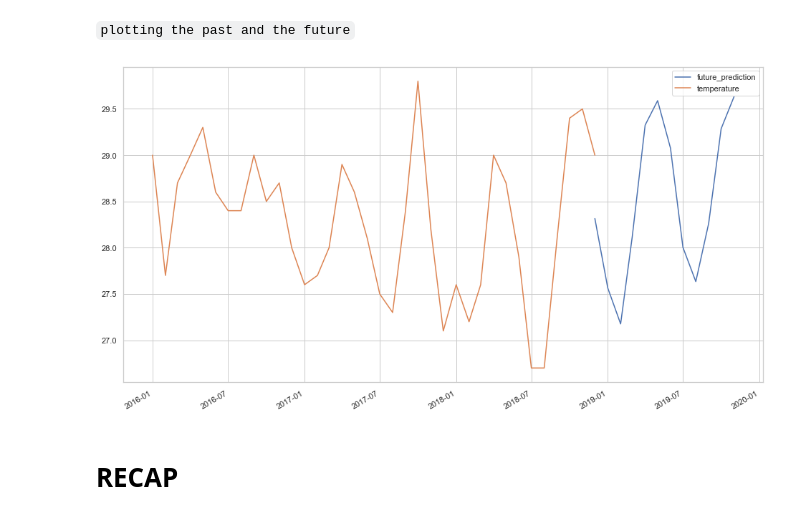
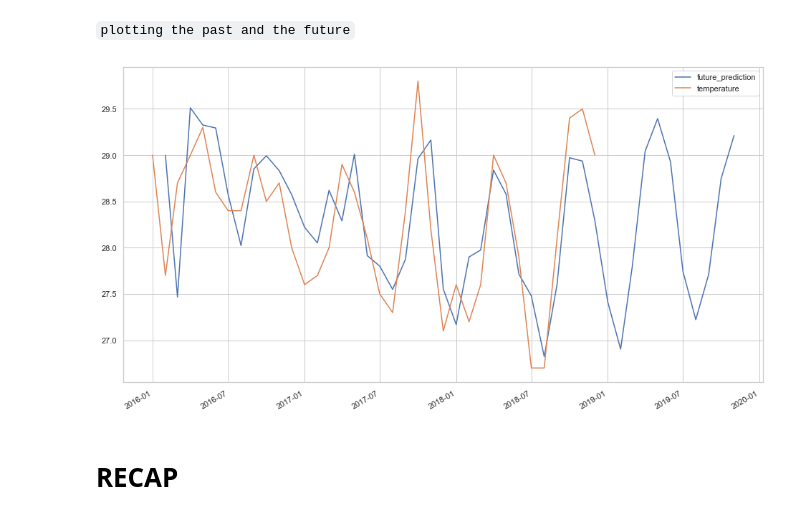
Before and after one commit to Ironhack-data-bcn-january-2024/lectures, a Jupyter notebook: week-6/02 - Time series III - Modeling.ipynb, the cells around one changed output. Saved outputs shown, nothing was run; the diff lists cells and outputs as text; code cells hidden in the pictures.

```diff
--- a/week-6/02 - Time series III - Modeling.ipynb
+++ b/week-6/02 - Time series III - Modeling.ipynb
@@ -315,4 +328,4 @@ plt.axvline(x=2, c="r", linestyle="--");
 # we forgot to check if it's stationary
 # but we're passing an ARMA (ARIMA with the I set to zero)
 # %%
-model = ARIMA(df["temperature"], order = (6, 0, 2), freq="MS").fit()
+model = ARIMA(df["temperature"], order = (6, 1, 2), freq="MS").fit()
@@ -420,10 +441,10 @@ forecast_df
 # 1. Fit
 # 2. Predict
 # %%
-forecast_df["future_prediction"] = model.predict(start=35, end=47)
+forecast_df["future_prediction"] = model.predict(start=1, end=47)
 forecast_df[["future_prediction", "temperature"]].plot();
 # %% [output]
-[figure, old version]
+[figure, new version]
 # %% [markdown]
 # RECAP
 # %%
```
Also changed, not shown: parts of 7 cells of this notebook, 1 other file.
